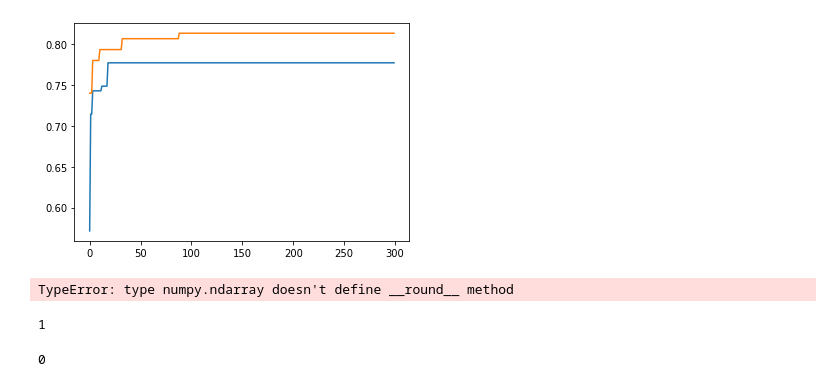
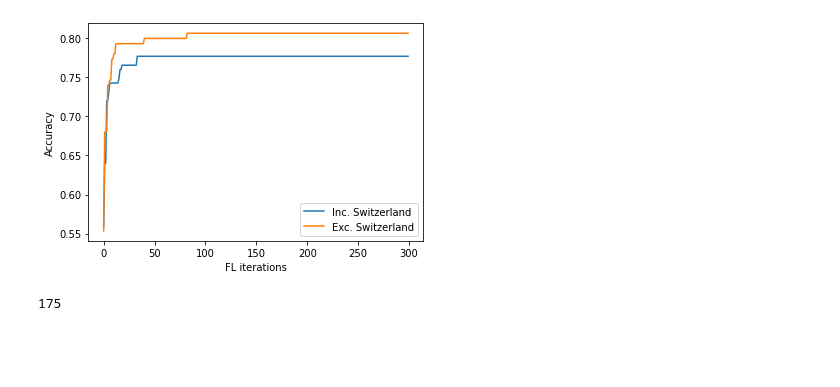
Before and after one commit to romyho-w/Thesis_FL_Ectrie, a Jupyter notebook: FL_HE_2/heartdisease.ipynb, the cells around one changed output. Cells and saved outputs as stored; diff of their text form; code cells hidden in the pictures; blank space fills up the shorter version.

```diff
--- a/FL_HE_2/heartdisease.ipynb
+++ b/FL_HE_2/heartdisease.ipynb
@@ -187,6 +186,11 @@ final_results.iloc[[88]]
-# %%
-plt.plot(final_results_S.best_acc)
-plt.plot(final_results.best_acc)
-plt.show()
-# %% [output]
-[figure, removed]
+# %%
+plt.plot(final_results_S.best_acc, label= 'Inc. Switzerland')
+plt.plot(final_results.best_acc, label= 'Exc. Switzerland')
+plt.ylabel('Accuracy')
+plt.xlabel('FL iterations')
+plt.legend()
+# plt.show()
+plt.savefig('../images/Accuracy_Healthcare',bbox_inches='tight',  dpi=300)
+plt.savefig('/Users/Romy/Documents/Master Thesis/Thesis_latex/images/Accuracy_Healthcare', bbox_inches='tight',  dpi=300)
+# %% [output]
+[figure, added]
@@ -194,28 +217,22 @@ plt.show()
 # Plot predicted vs test!
 
 import plotly.graph_objects as go
-glob_model_S.load_state_dict(model_dict_S)
-y_pred = glob_model_S(val_x_S).detach().numpy()
-y_test = val_y
+# glob_model_S.load_state_dict(model_dict_S)
+y_pred = net_best_S(val_x_S).detach().numpy()
+y_test = val_y_S
 
-y_pred_round = round(y_pred)
+y_pred_round =y_pred.round()
 
-# fig = go.Figure()
+fig = go.Figure()
 
 
-# # fig.add_trace(go.Scatter(x=np.arange(0,len(y_test)), y=y_test,
-# #                     mode='markers',
-# #                     name='Test'))
-# fig.add_trace(go.Scatter(x=np.arange(0,len(y_test)), y=y_pred,
-#                     mode='markers',
-#                     name='Pred'))
+fig.add_trace(go.Scatter(x=np.arange(0,len(y_test)), y=y_test,
+                    mode='markers+lines',
+                    name='Test'))
+fig.add_trace(go.Scatter(x=np.arange(0,len(y_test)), y=y_pred_round[:,0],
+                    mode='markers',
+                    name='Pred'))
-# %% [output]
-TypeError: type numpy.ndarray doesn't define __round__ method
-# %%
-round(0.6)
-# %% [output]
-1
-# %%
-round(0.4)
-# %% [output]
-0
+# %%
+len(val_y_S)
+# %% [output]
+175
```
Also changed, not shown: parts of 10 cells of this notebook, 3 other files.
